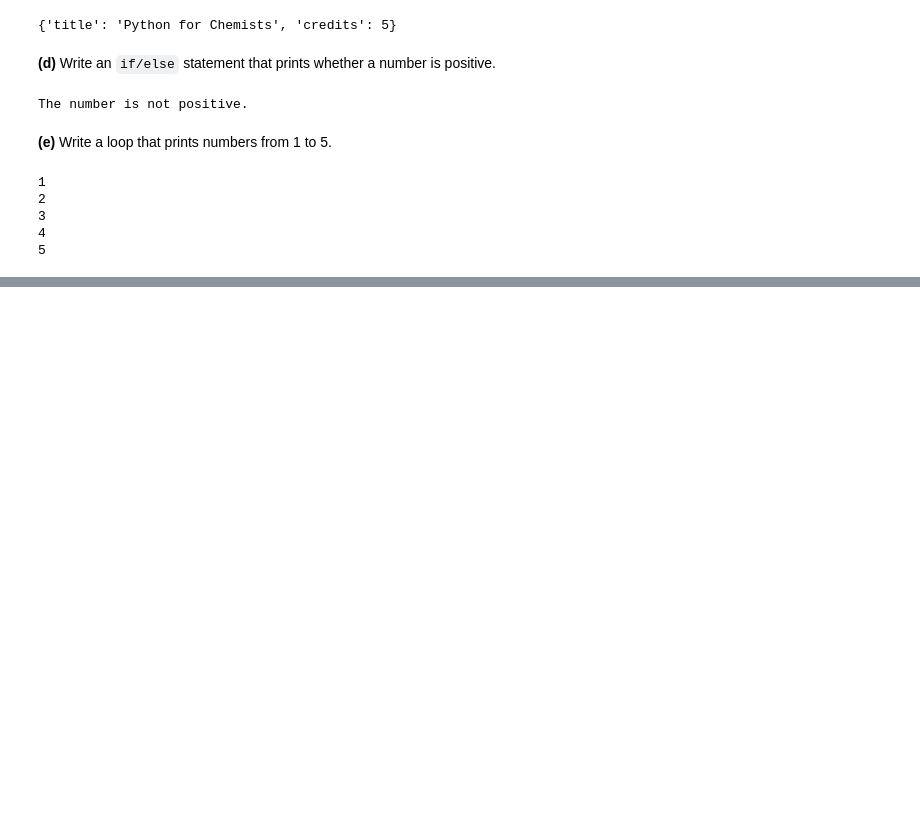
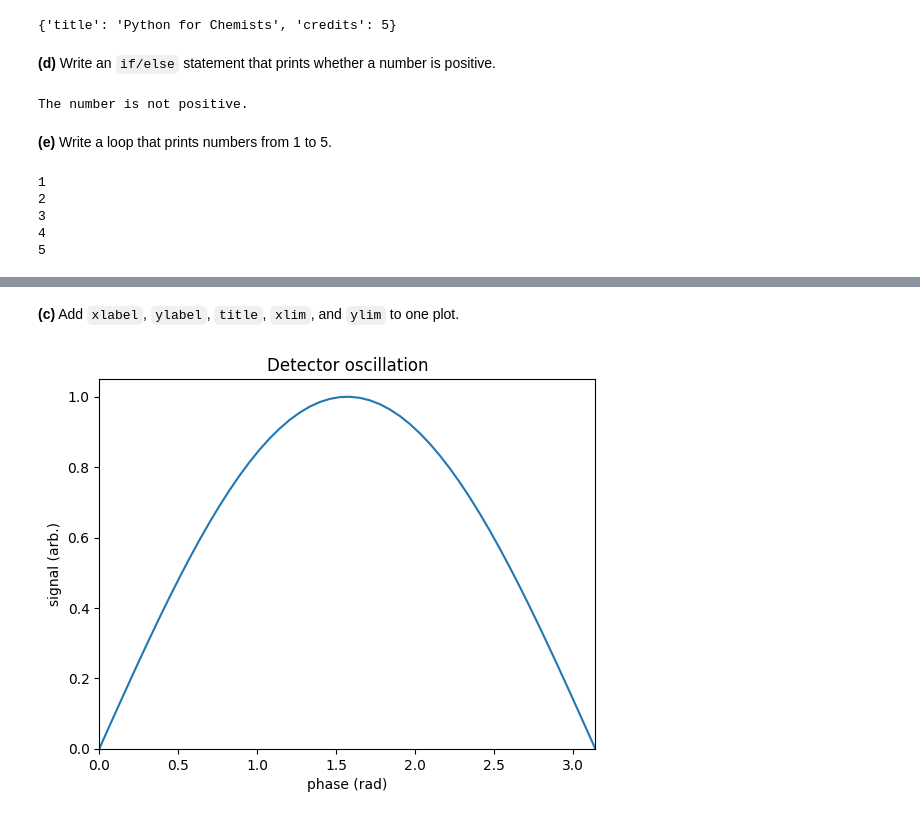
Before and after one commit to mitric-lab/python_for_chemists, a Jupyter notebook: instructors/pset_0_solution.ipynb, the cells around one changed output, grey strips where cells are left out. Saved outputs shown, nothing was run; the diff lists cells and outputs as text; code cells hidden in the pictures; blank space fills up the shorter version.

```diff
--- a/instructors/pset_0_solution.ipynb
+++ b/instructors/pset_0_solution.ipynb
@@ -73,0 +221,15 @@ for number in range(1, 6):
+# %% [markdown]
+**(c)** Add `xlabel`, `ylabel`, `title`, `xlim`, and `ylim` to one plot.
+# %%
+# SOLUTION-START
+x = np.linspace(0, 2 * np.pi, 100)
+plt.plot(x, np.sin(x))
+plt.xlabel("phase (rad)")
+plt.ylabel("signal (arb.)")
+plt.title("Detector oscillation")
+plt.xlim(0, np.pi)
+plt.ylim(0, 1.05)
+plt.show()
+# SOLUTION-END
+# %% [output]
+[figure, added]
```
Also changed, not shown: parts of 29 cells of this notebook.
